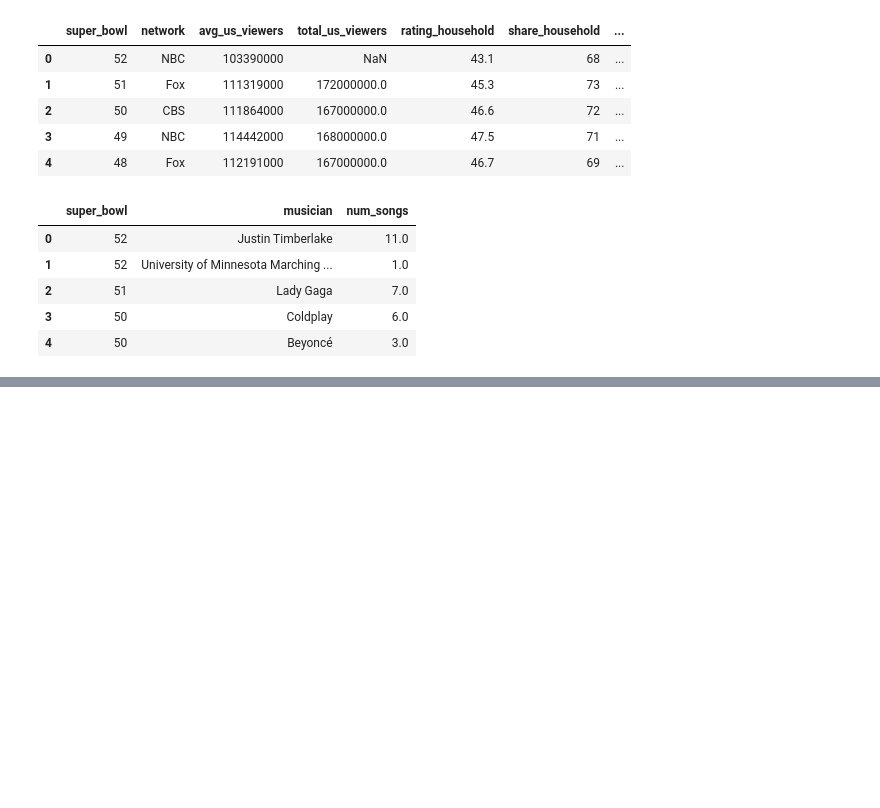
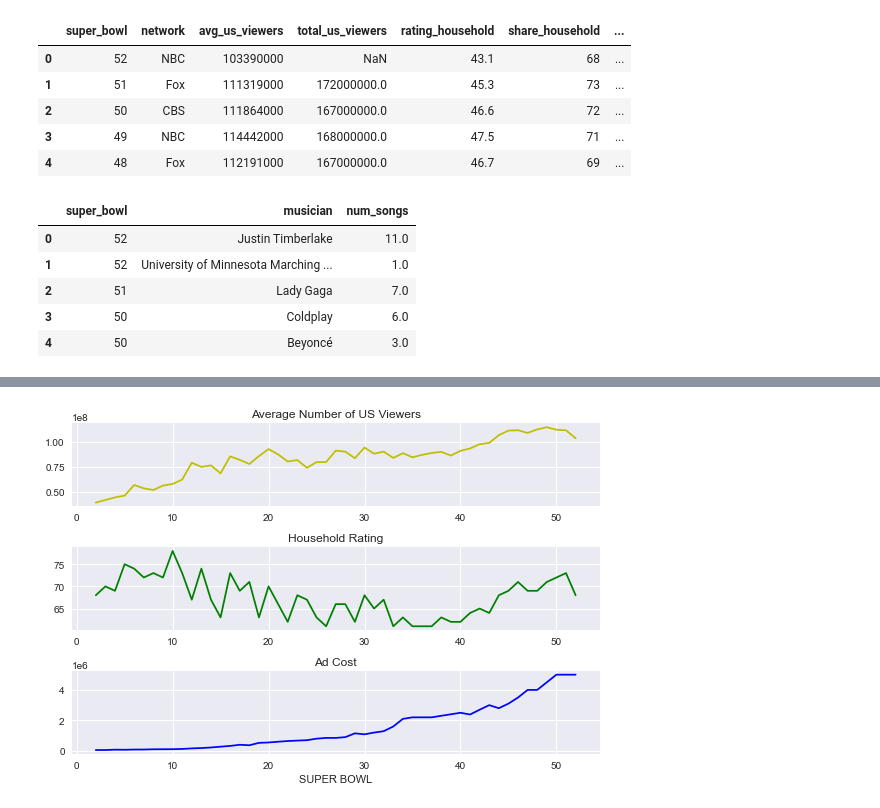
Before and after one commit to negatively/CaseStudy-DataCamp-python, a Jupyter notebook: analisa_tv.ipynb, the cells around one changed output, grey strips where cells are left out. Drawn from its saved outputs; the diff is of its cells as text; code cells hidden in the pictures; blank space fills up the shorter version.

```diff
--- a/analisa_tv.ipynb
+++ b/analisa_tv.ipynb
@@ -121,0 +156,21 @@ display(super_bowls[super_bowls.difference_pts > 35])
+# %%
+# Create a figure with 3x1 subplot and activate the top subplot
+plt.subplot(3, 1, 1)
+plt.plot(games_tv.super_bowl, games_tv.avg_us_viewers, color='y')
+plt.title('Average Number of US Viewers')
+
+# Activate the middle subplot
+plt.subplot(3, 1, 2)
+plt.plot(games_tv.super_bowl, games_tv.share_household, color='g')
+plt.title('Household Rating')
+
+# Activate the bottom subplot
+plt.subplot(3, 1, 3)
+plt.plot(games_tv.super_bowl, games_tv.ad_cost, color='b')
+plt.title('Ad Cost')
+plt.xlabel('SUPER BOWL')
+
+# Improve the spacing between subplots
+plt.tight_layout()
+# %% [output]
+[figure, added]
```
Also changed, not shown: parts of 24 cells of this notebook.
